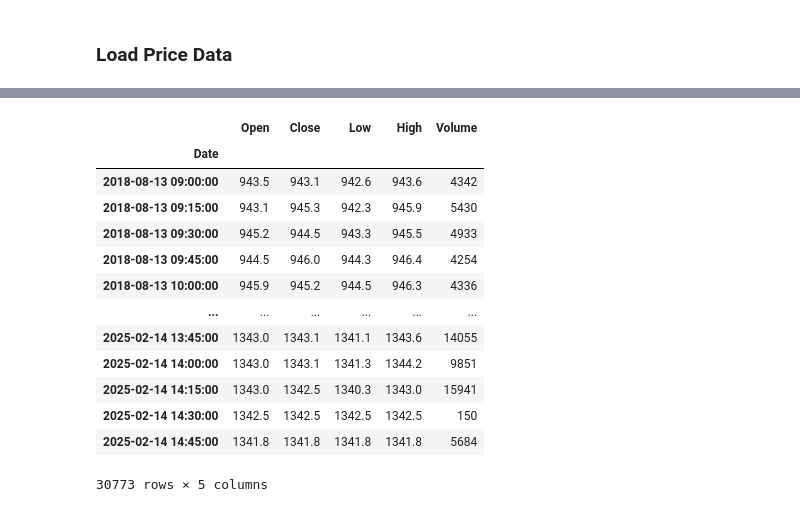
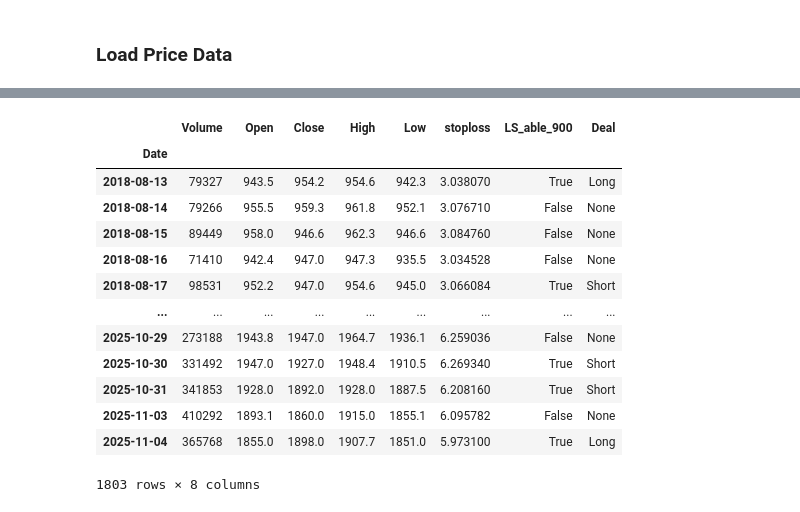
Before and after one commit to zuongthaotn/phantich-chungkhoan, a Jupyter notebook: VN30F1M/ATO_analytics.ipynb, the cells around one changed output, grey strips where cells are left out. Cells and saved outputs as stored; diff of their text form; code cells hidden in the pictures.

```diff
--- a/VN30F1M/ATO_analytics.ipynb
+++ b/VN30F1M/ATO_analytics.ipynb
@@ -60,17 +60,0 @@ _15m_data.dropna(inplace=True)
-# %%
-_15m_data
-# %% [output]
-|  | Open | Close | Low | High | Volume |
-| Date |  |  |  |  |  |
-| 2018-08-13 09:00:00 | 943.5 | 943.1 | 942.6 | 943.6 | 4342 |
-| 2018-08-13 09:15:00 | 943.1 | 945.3 | 942.3 | 945.9 | 5430 |
-| 2018-08-13 09:30:00 | 945.2 | 944.5 | 943.3 | 945.5 | 4933 |
-| 2018-08-13 09:45:00 | 944.5 | 946.0 | 944.3 | 946.4 | 4254 |
-| 2018-08-13 10:00:00 | 945.9 | 945.2 | 944.5 | 946.3 | 4336 |
-| ... | ... | ... | ... | ... | ... |
-| 2025-02-14 13:45:00 | 1343.0 | 1343.1 | 1341.1 | 1343.6 | 14055 |
-| 2025-02-14 14:00:00 | 1343.0 | 1343.1 | 1341.3 | 1344.2 | 9851 |
-| 2025-02-14 14:15:00 | 1343.0 | 1342.5 | 1340.3 | 1343.0 | 15941 |
-| 2025-02-14 14:30:00 | 1342.5 | 1342.5 | 1342.5 | 1342.5 | 150 |
-| 2025-02-14 14:45:00 | 1341.8 | 1341.8 | 1341.8 | 1341.8 | 5684 |
-30773 rows × 5 columns
@@ -78,0 +68,17 @@ ato_data = _15m_data[(_15m_data.index.hour == 9) & (_15m_data.index.minute == 0)
+# %%
+daily_data
+# %% [output]
+|  | Volume | Open | Close | High | Low | stoploss | LS_able_900 | Deal |
+| Date |  |  |  |  |  |  |  |  |
+| 2018-08-13 | 79327 | 943.5 | 954.2 | 954.6 | 942.3 | 3.038070 | True | Long |
+| 2018-08-14 | 79266 | 955.5 | 959.3 | 961.8 | 952.1 | 3.076710 | False | None |
+| 2018-08-15 | 89449 | 958.0 | 946.6 | 962.3 | 946.6 | 3.084760 | False | None |
+| 2018-08-16 | 71410 | 942.4 | 947.0 | 947.3 | 935.5 | 3.034528 | False | None |
+| 2018-08-17 | 98531 | 952.2 | 947.0 | 954.6 | 945.0 | 3.066084 | True | Short |
+| ... | ... | ... | ... | ... | ... | ... | ... | ... |
+| 2025-10-29 | 273188 | 1943.8 | 1947.0 | 1964.7 | 1936.1 | 6.259036 | False | None |
+| 2025-10-30 | 331492 | 1947.0 | 1927.0 | 1948.4 | 1910.5 | 6.269340 | True | Short |
+| 2025-10-31 | 341853 | 1928.0 | 1892.0 | 1928.0 | 1887.5 | 6.208160 | True | Short |
+| 2025-11-03 | 410292 | 1893.1 | 1860.0 | 1915.0 | 1855.1 | 6.095782 | False | None |
+| 2025-11-04 | 365768 | 1855.0 | 1898.0 | 1907.7 | 1851.0 | 5.973100 | True | Long |
+1803 rows × 8 columns
```
Also changed, not shown: parts of 21 cells of this notebook, 4 other files.
